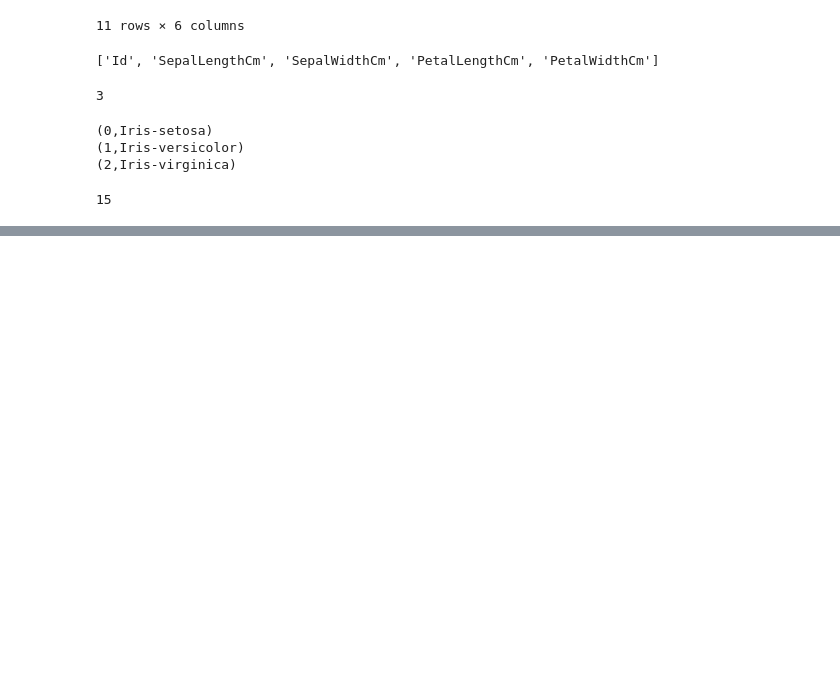
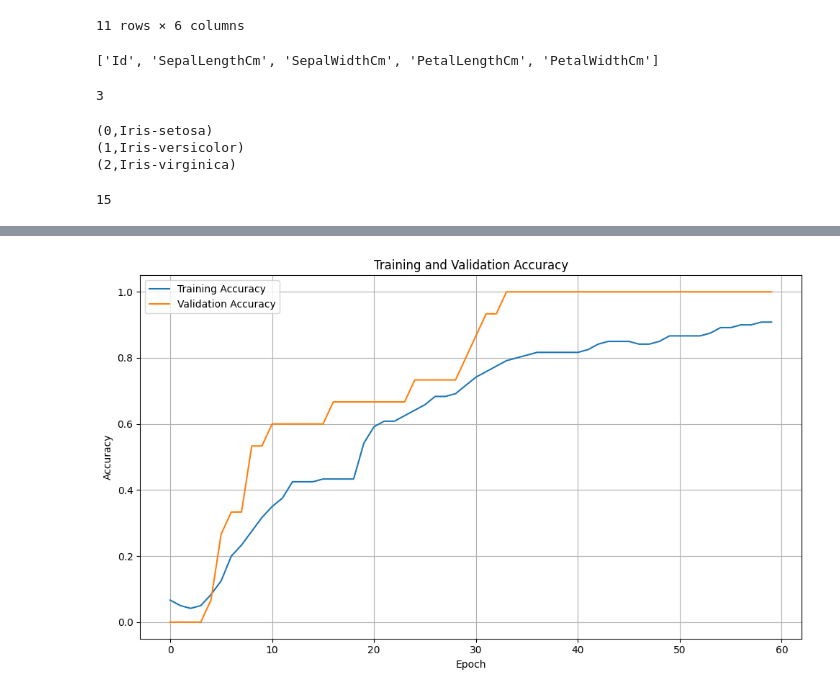
Before and after one commit to hod-maxx22/CodeAlpha_Iris_Flower_Classification, a Jupyter notebook: CodeAlpha_Iris_Flower_Classification/Iris.ipynb, the cells around one changed output, grey strips where cells are left out. Drawn from its saved outputs; the diff is of its cells as text; code cells hidden in the pictures; blank space fills up the shorter version.

```diff
--- a/CodeAlpha_Iris_Flower_Classification/Iris.ipynb
+++ b/CodeAlpha_Iris_Flower_Classification/Iris.ipynb
@@ -91,3 +92,15 @@ X_validation, X_test, y_validation, y_test = train_test_split(X_temp, y_temp, te
 len(X_validation)
 # %% [output]
 15
+# %%
+# fit and transform the X split columns uisng the transform_pipeline.fit_transform()
+
+X_train_processed = transform_pipeline.fit_transform(X_train)
+X_validation_processed = transform_pipeline.transform(X_validation)
+X_test_processed = transform_pipeline.transform(X_test)
+
+# number of input features and output features now
+num_input_features = X_train_processed.shape[1] # 5
+number_of_classes = len(label_transformer.classes_) # 3
+
+#X_train_processed
@@ -93,0 +134,7 @@ len(X_validation)
+# %%
+# create model
+model = create_model(
+    input_features=num_input_features,
+    number_of_classes=number_of_classes,
+    learning_rate=0.001
+)
@@ -93,0 +143,27 @@ len(X_validation)
+# %%
+# train model
+EPOCHS = 60
+BATCH_SIZE = 32
+
+history = model.fit(X_train_processed,y_train,
+validation_data=(X_validation_processed,y_validation),
+epochs=EPOCHS,
+batch_size=BATCH_SIZE,
+verbose=1
+)
+history_df = pd.DataFrame(history.history)
+history_df.head()
+# %%
+# Accuracy plot
+plt.figure(figsize=(10, 6))
+plt.plot(history.history["accuracy"], label="Training Accuracy")
+plt.plot(history.history["val_accuracy"], label="Validation Accuracy")
+plt.title("Training and Validation Accuracy")
+plt.xlabel("Epoch")
+plt.ylabel("Accuracy")
+plt.legend()
+plt.grid(True)
+plt.tight_layout()
+plt.show()
+# %% [output]
+[figure, added]
```
Also changed, not shown: parts of 7 cells of this notebook.
